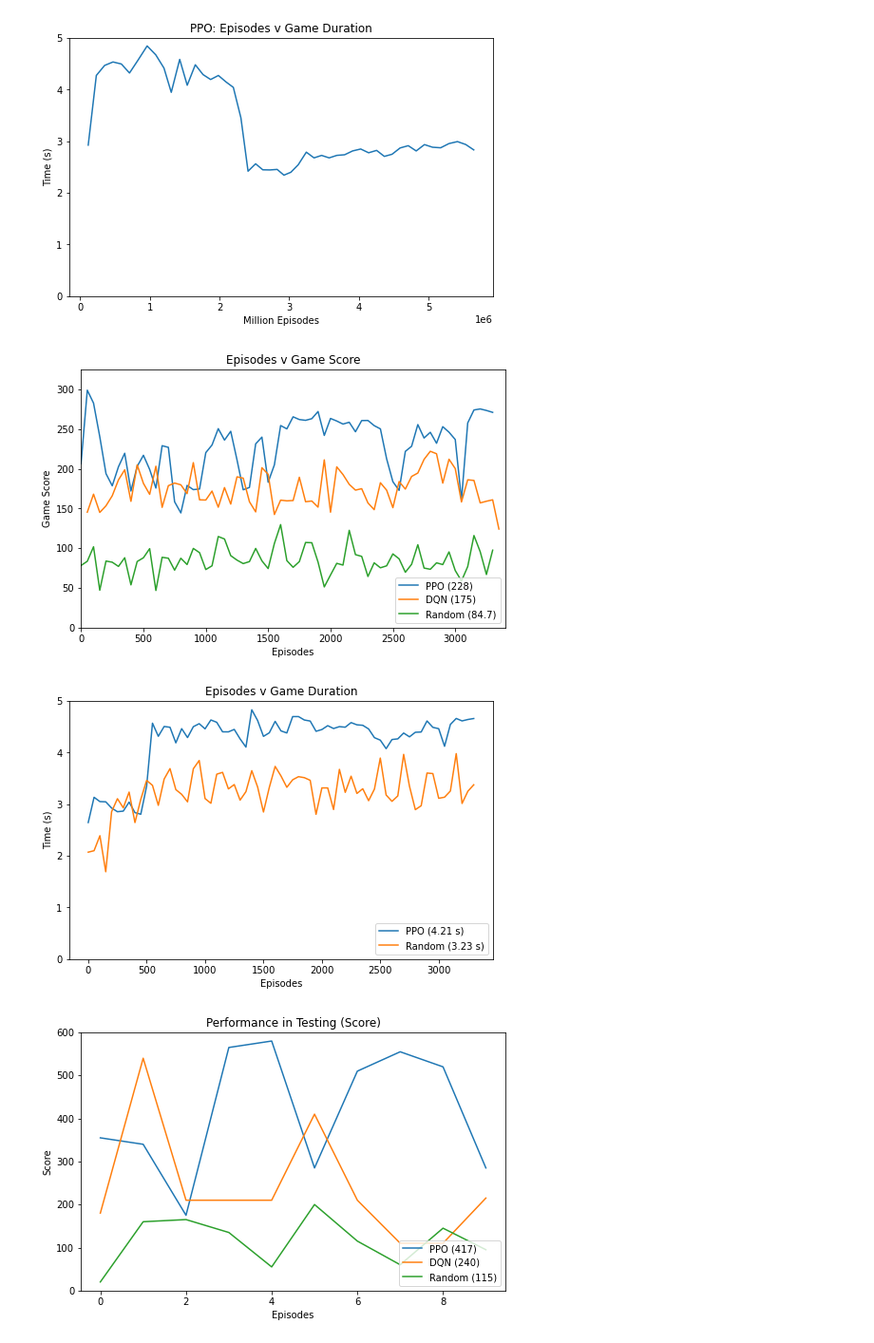
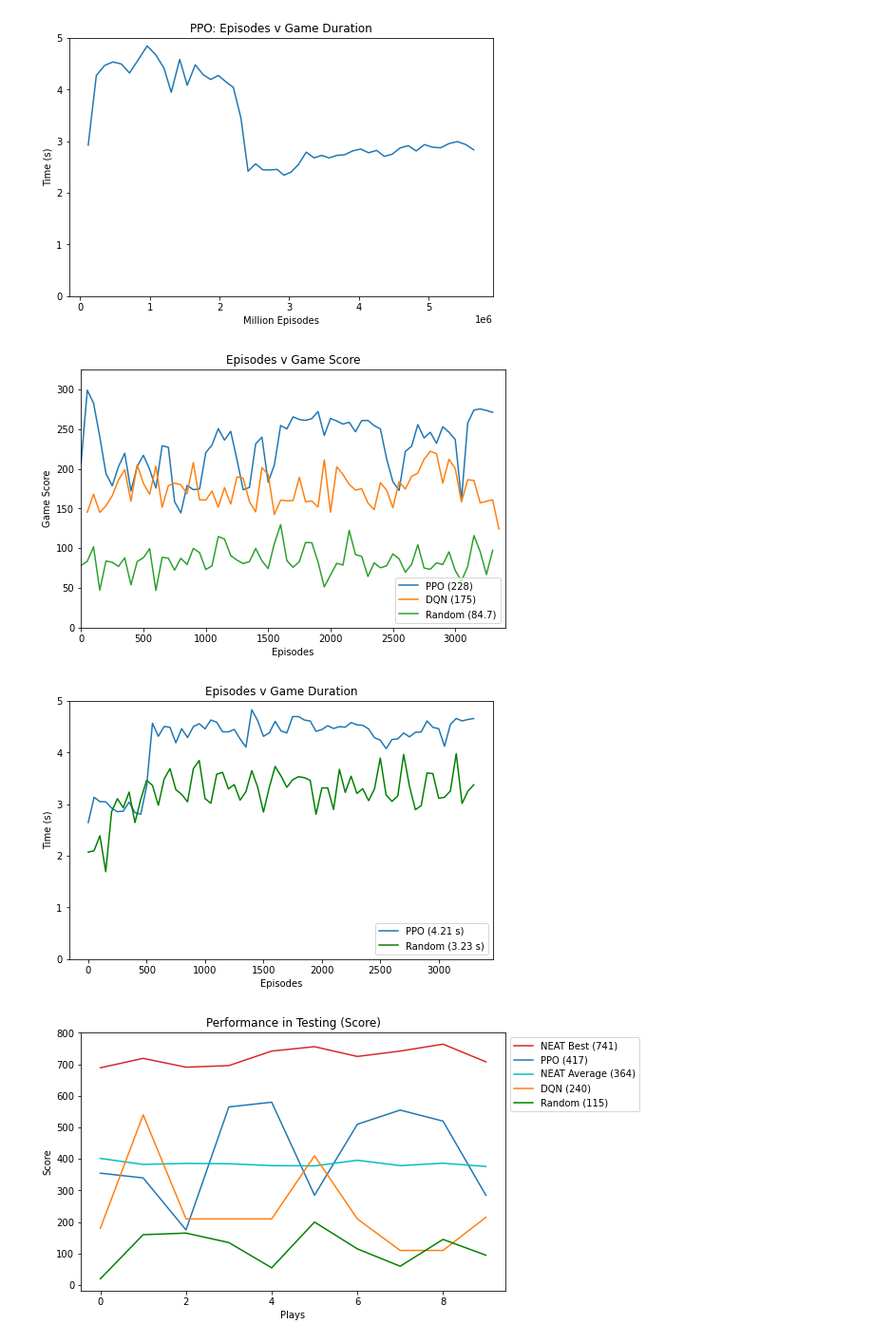
Before and after one commit to p-owens/ai, a Jupyter notebook: results/results.ipynb, the cells around one changed output. Shown at 95% size. Saved outputs shown, nothing was run; the diff lists cells and outputs as text; code cells hidden in the pictures.

Commit message:
added plots for ga

```diff
--- a/results/results.ipynb
+++ b/results/results.ipynb
@@ -20,6 +20,10 @@ dqn_eval = pd.read_csv(filepath_or_buffer= os.getcwd() + "/dqn_eval.csv", header
 
 #rand
 rand_log = pd.read_csv(filepath_or_buffer= os.getcwd() + "/training_log_SpaceInvaders_rand.csv", header= None, index_col= None, names= ["Steps", "Score", "Duration"])
+
+#GA
+ga_log = pd.read_csv(filepath_or_buffer= os.getcwd() + "/fitness_history.csv", header= None, index_col= None, names= ["Best", "Average"], sep=' ')
+ga_np = ga_log.to_numpy()
 # %%
 # Have the epoch numver continually incrementing, remove the resets
 
@@ -124,7 +128,7 @@ fig4, ax4 = plt.subplots(1, figsize = (8,5))
 
 plt.plot(np.arange(0,3350,50), ppo_cut_chunked[:,2], label= 'PPO ({0:.3g} s)'.format(np.mean(ppo_cut_chunked[:,2])))
 #plt.plot(dqn_numpy[:,0], dqn_numpy[:,1], label = "DQN")
-plt.plot(np.arange(0,3350,50), rand_chunked[:,2], label = 'Random ({0:.3g} s)'.format(np.mean(rand_chunked[:,2])))
+plt.plot(np.arange(0,3350,50), rand_chunked[:,2], label = 'Random ({0:.3g} s)'.format(np.mean(rand_chunked[:,2])), color='g')
 #plt.plot(dqn_numpy[:,0], dqn_numpy[:,1], label = "DQN")
 
 ax4.set_ylim([0, 5])
@@ -139,31 +143,37 @@ plt.show()
 fig4.savefig('images/{0}.{1}'.format('comp_duration',file_ext))
 # %% [output]
 [figure]
-[figure, old version]
+[figure, new version]
 # %%
 ppo_np[-10:,1]
 # Plotting the performance in evaluaiton
 
 fig5, ax5 = plt.subplots(1, figsize = (8,5))
 
-plt.plot(ppo_np[-10:,1], label= 'PPO ({0:.3g})'.format(np.mean(ppo_np[-10:,1])))
-plt.plot(dqn_eval.to_numpy()[:,1], label= 'DQN ({0:.3g})'.format(np.mean(dqn_eval.to_numpy()[:,1])))
-plt.plot(rand_numpy[-10:,1], label= 'Random ({0:.3g})'.format(np.mean(rand_numpy[-10:,1])))
+plt.plot(ga_np[-10:,0], label='NEAT Best ({0:.3g})'.format(np.mean(ga_np[:,0])), color='tab:red')
+plt.plot(ppo_np[-10:,1], label= 'PPO ({0:.3g})'.format(np.mean(ppo_np[-10:,1])), color='tab:blue')
+plt.plot(ga_np[-10:,1], label='NEAT Average ({0:.3g})'.format(np.mean(ga_np[:,1])), color='c')
+
+plt.plot(dqn_eval.to_numpy()[:,1], label= 'DQN ({0:.3g})'.format(np.mean(dqn_eval.to_numpy()[:,1])), color='tab:orange')
+plt.plot(rand_numpy[-10:,1], label= 'Random ({0:.3g})'.format(np.mean(rand_numpy[-10:,1])), color='g')
+
+#Neat
+
 #plt.plot(np.arange(0,3350,50), rand_chunked[:,2], label = 'Random ({0:.3g})'.format(np.mean(rand_chunked[:,2])))
 #plt.plot(dqn_numpy[:,0], dqn_numpy[:,1], label = "DQN")
 
 
 #ax3.set_xlim([0, 3400])
-ax5.set_xlabel('Episodes')
+ax5.set_xlabel('Plays')
 ax5.set_ylabel('Score')
 ax5.set_title('Performance in Testing (Score)')
 
-ax5.set_ylim([0, 600])
-#ax5.set_xlim([0, 10])
+#ax5.set_ylim([0, 1200])
+#ax5.set_xlim([0, 12])
 
-plt.legend(loc='lower right')
+plt.legend(bbox_to_anchor=(1,1), loc="upper left")
 plt.show()
 
 fig5.savefig('images/{0}.{1}'.format('eval_score',file_ext))
 # %% [output]
-[figure, old version]
+[figure, new version]
```
Also changed, not shown: parts of 1 cell of this notebook, 7 other files.
